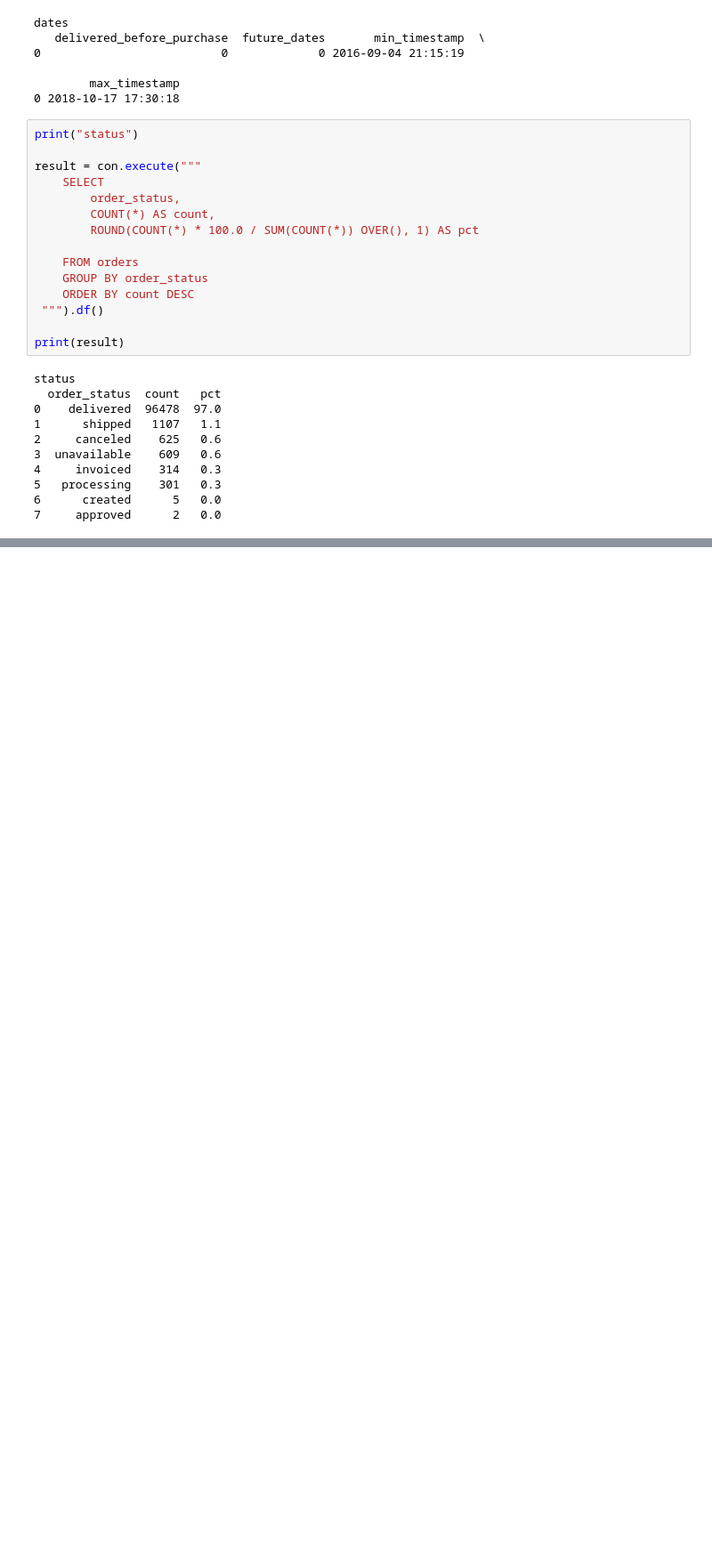
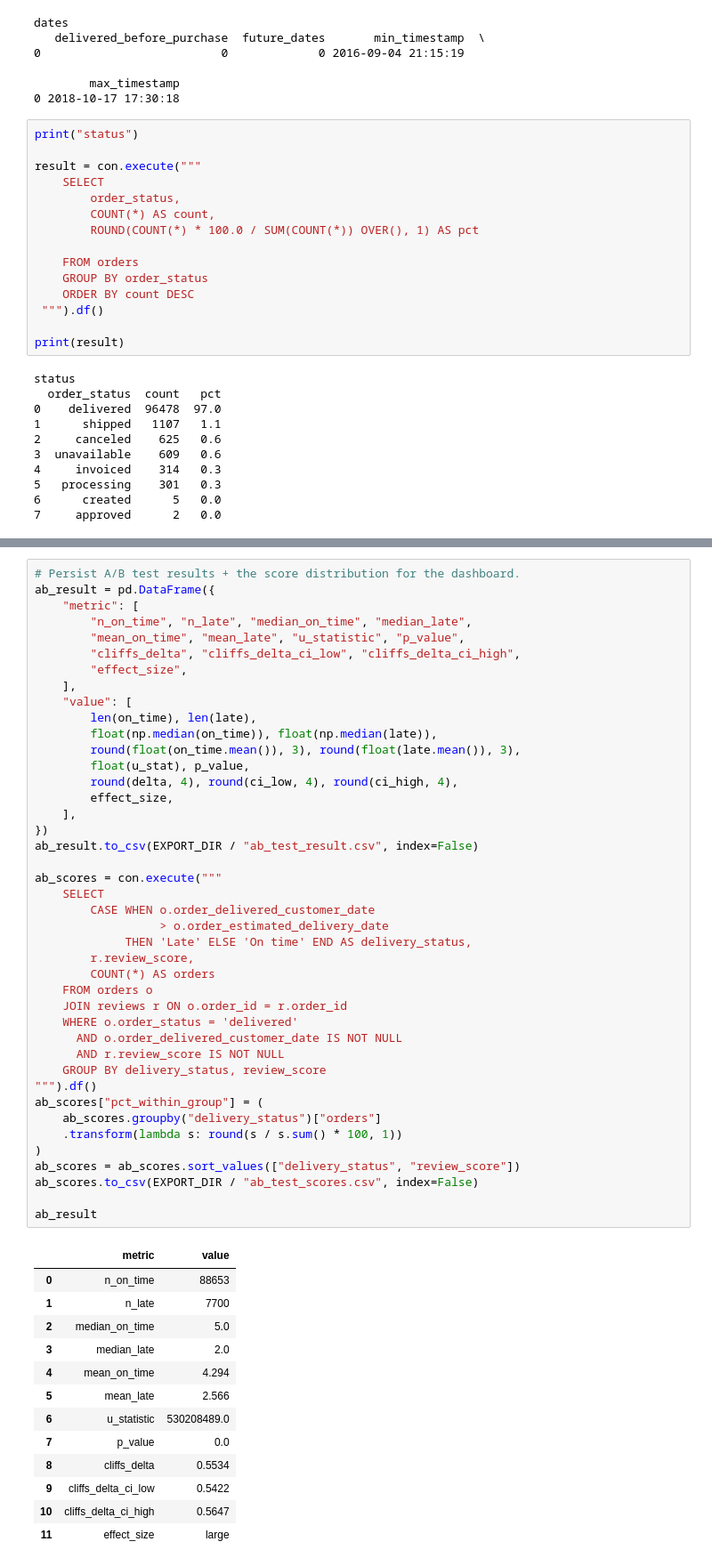
Before and after one commit to hilhool/olist-analytics, a Jupyter notebook: analytics/raw.ipynb, the cells around one changed output, grey strips where cells are left out. Shown at 89% size. Saved outputs shown, nothing was run; the diff lists cells and outputs as text; blank space fills up the shorter version.

```diff
--- a/analytics/raw.ipynb
+++ b/analytics/raw.ipynb
@@ -184,0 +558,56 @@ status
+# %%
+# Persist A/B test results + the score distribution for the dashboard.
+ab_result = pd.DataFrame({
+    "metric": [
+        "n_on_time", "n_late", "median_on_time", "median_late",
+        "mean_on_time", "mean_late", "u_statistic", "p_value",
+        "cliffs_delta", "cliffs_delta_ci_low", "cliffs_delta_ci_high",
+        "effect_size",
+    ],
+    "value": [
+        len(on_time), len(late),
+        float(np.median(on_time)), float(np.median(late)),
+        round(float(on_time.mean()), 3), round(float(late.mean()), 3),
+        float(u_stat), p_value,
+        round(delta, 4), round(ci_low, 4), round(ci_high, 4),
+        effect_size,
+    ],
+})
+ab_result.to_csv(EXPORT_DIR / "ab_test_result.csv", index=False)
+
+ab_scores = con.execute("""
+    SELECT
+        CASE WHEN o.order_delivered_customer_date
+                  > o.order_estimated_delivery_date
+             THEN 'Late' ELSE 'On time' END AS delivery_status,
+        r.review_score,
+        COUNT(*) AS orders
+    FROM orders o
+    JOIN reviews r ON o.order_id = r.order_id
+    WHERE o.order_status = 'delivered'
+      AND o.order_delivered_customer_date IS NOT NULL
+      AND r.review_score IS NOT NULL
+    GROUP BY delivery_status, review_score
+""").df()
+ab_scores["pct_within_group"] = (
+    ab_scores.groupby("delivery_status")["orders"]
+    .transform(lambda s: round(s / s.sum() * 100, 1))
+)
+ab_scores = ab_scores.sort_values(["delivery_status", "review_score"])
+ab_scores.to_csv(EXPORT_DIR / "ab_test_scores.csv", index=False)
+
+ab_result
+# %% [output]
+|  | metric | value |
+| 0 | n_on_time | 88653 |
+| 1 | n_late | 7700 |
+| 2 | median_on_time | 5.0 |
+| 3 | median_late | 2.0 |
+| 4 | mean_on_time | 4.294 |
+| 5 | mean_late | 2.566 |
+| 6 | u_statistic | 530208489.0 |
+| 7 | p_value | 0.0 |
+| 8 | cliffs_delta | 0.5534 |
+| 9 | cliffs_delta_ci_low | 0.5422 |
+| 10 | cliffs_delta_ci_high | 0.5647 |
+| 11 | effect_size | large |
```
Also changed, not shown: parts of 14 cells of this notebook, 11 other files.
